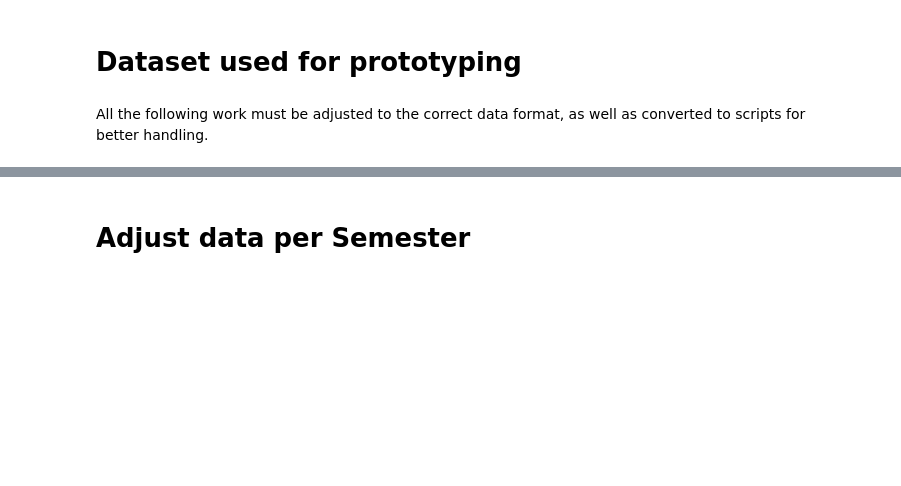
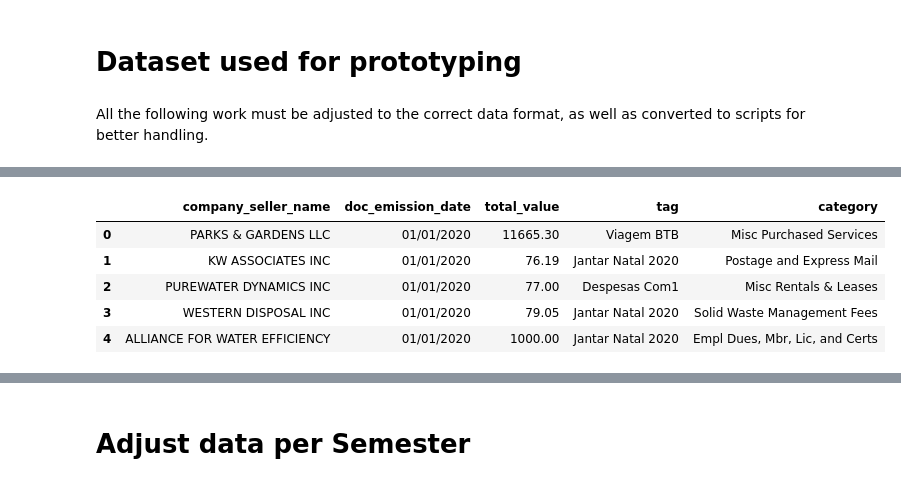
Before and after one commit to Infinions/ml-data-analytics, a Jupyter notebook: testing_datasets/Dataset_Manipulation_Prototype.ipynb, the cells around one changed output, grey strips where cells are left out. Saved outputs shown, nothing was run; the diff lists cells and outputs as text; code cells hidden in the pictures; blank space fills up the shorter version.

```diff
--- a/testing_datasets/Dataset_Manipulation_Prototype.ipynb
+++ b/testing_datasets/Dataset_Manipulation_Prototype.ipynb
@@ -27,0 +41,10 @@ dataset.tail()
+# %%
+dataset = dataset.drop(['rm2','rm3','rm4','rm5','rm1'], axis=1)
+dataset.head()
+# %% [output]
+|  | company_seller_name | doc_emission_date | total_value | tag | category |
+| 0 | PARKS & GARDENS LLC | 01/01/2020 | 11665.30 | Viagem BTB | Misc Purchased Services |
+| 1 | KW ASSOCIATES INC | 01/01/2020 | 76.19 | Jantar Natal 2020 | Postage and Express Mail |
+| 2 | PUREWATER DYNAMICS INC | 01/01/2020 | 77.00 | Despesas Com1 | Misc Rentals & Leases |
+| 3 | WESTERN DISPOSAL INC | 01/01/2020 | 79.05 | Jantar Natal 2020 | Solid Waste Management Fees |
+| 4 | ALLIANCE FOR WATER EFFICIENCY | 01/01/2020 | 1000.00 | Jantar Natal 2020 | Empl Dues, Mbr, Lic, and Certs |
```
Also changed, not shown: parts of 8 cells of this notebook, 2 other files.
